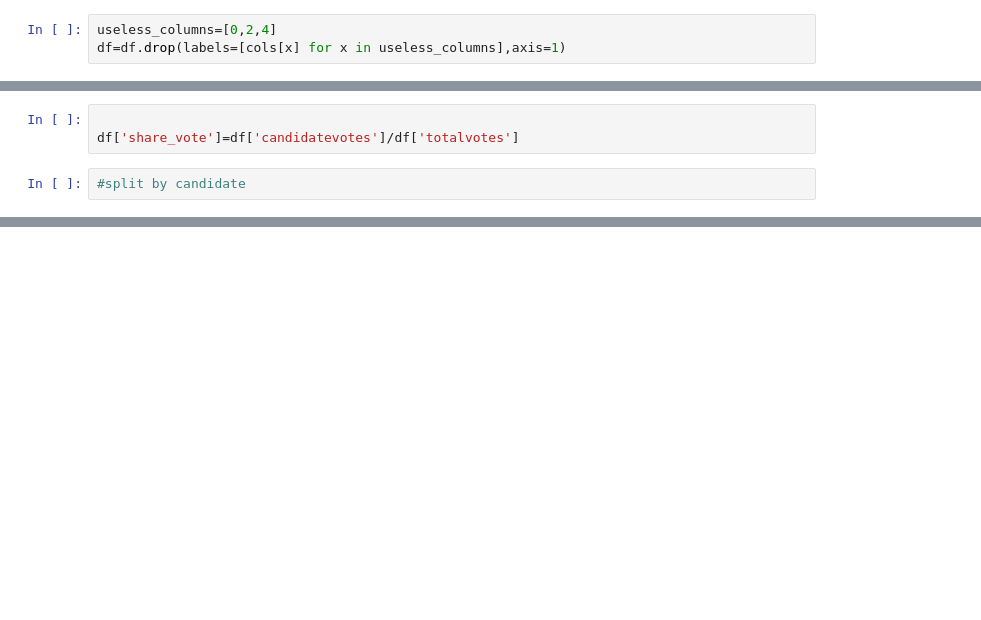
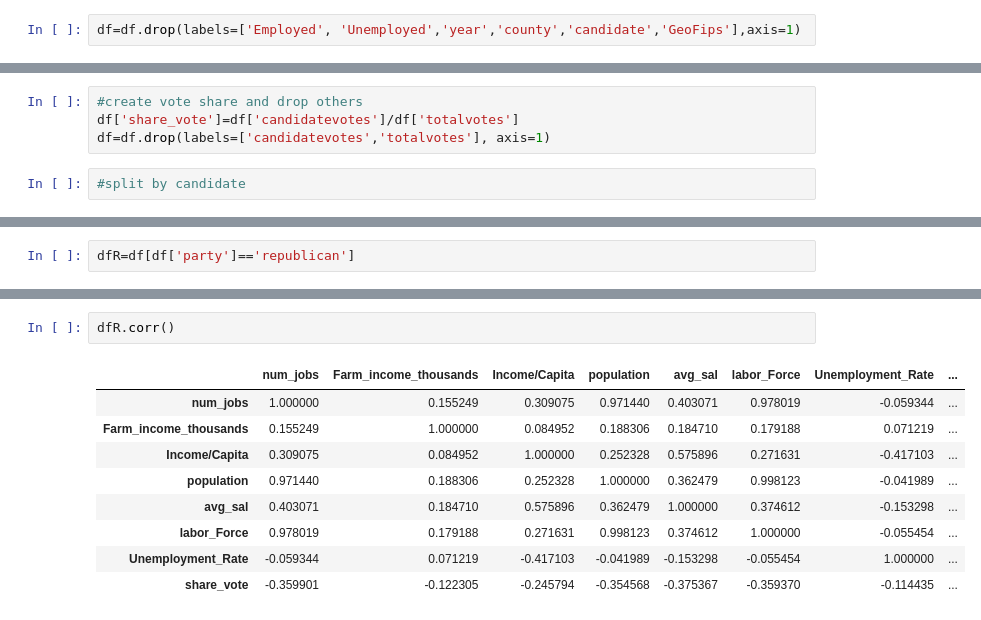
Before and after one commit to poxlox/Voting_and_econ, a Jupyter notebook: First_analysis.ipynb, the cells around one changed output, grey strips where cells are left out. Cells and saved outputs as stored; diff of their text form; blank space fills up the shorter version.

```diff
--- a/First_analysis.ipynb
+++ b/First_analysis.ipynb
@@ -19,7 +25,6 @@ Index(['year', 'state', 'county', 'GeoFips', 'candidate', 'party',
       dtype='object')
-# %%
-useless_columns=[0,2,4]
-df=df.drop(labels=[cols[x] for x in useless_columns],axis=1)
+# %%
+df=df.drop(labels=['Employed', 'Unemployed','year','county','candidate','GeoFips'],axis=1)
 # %%
 df.columns
 # %% [output]
@@ -132,7 +62,8 @@ dft.head()
 # %%
 #proceceed assuming loss is acceptable
 # %%
-
+#create vote share and drop others
 df['share_vote']=df['candidatevotes']/df['totalvotes']
+df=df.drop(labels=['candidatevotes','totalvotes'], axis=1)
 # %%
 #split by candidate
@@ -250,0 +70,2 @@ stats.pearsonr(xx['share_vote'],xx['Unemployment_Rate'])
+# %%
+dfR=df[df['party']=='republican']
@@ -250,0 +141,12 @@ stats.pearsonr(xx['share_vote'],xx['Unemployment_Rate'])
+# %%
+dfR.corr()
+# %% [output]
+|  | num_jobs | Farm_income_thousands | Income/Capita | population | avg_sal | labor_Force | Unemployment_Rate | ... |
+| num_jobs | 1.000000 | 0.155249 | 0.309075 | 0.971440 | 0.403071 | 0.978019 | -0.059344 | ... |
+| Farm_income_thousands | 0.155249 | 1.000000 | 0.084952 | 0.188306 | 0.184710 | 0.179188 | 0.071219 | ... |
+| Income/Capita | 0.309075 | 0.084952 | 1.000000 | 0.252328 | 0.575896 | 0.271631 | -0.417103 | ... |
+| population | 0.971440 | 0.188306 | 0.252328 | 1.000000 | 0.362479 | 0.998123 | -0.041989 | ... |
+| avg_sal | 0.403071 | 0.184710 | 0.575896 | 0.362479 | 1.000000 | 0.374612 | -0.153298 | ... |
+| labor_Force | 0.978019 | 0.179188 | 0.271631 | 0.998123 | 0.374612 | 1.000000 | -0.055454 | ... |
+| Unemployment_Rate | -0.059344 | 0.071219 | -0.417103 | -0.041989 | -0.153298 | -0.055454 | 1.000000 | ... |
+| share_vote | -0.359901 | -0.122305 | -0.245794 | -0.354568 | -0.375367 | -0.359370 | -0.114435 | ... |
```
Also changed, not shown: parts of 54 cells of this notebook, 22 other files.
